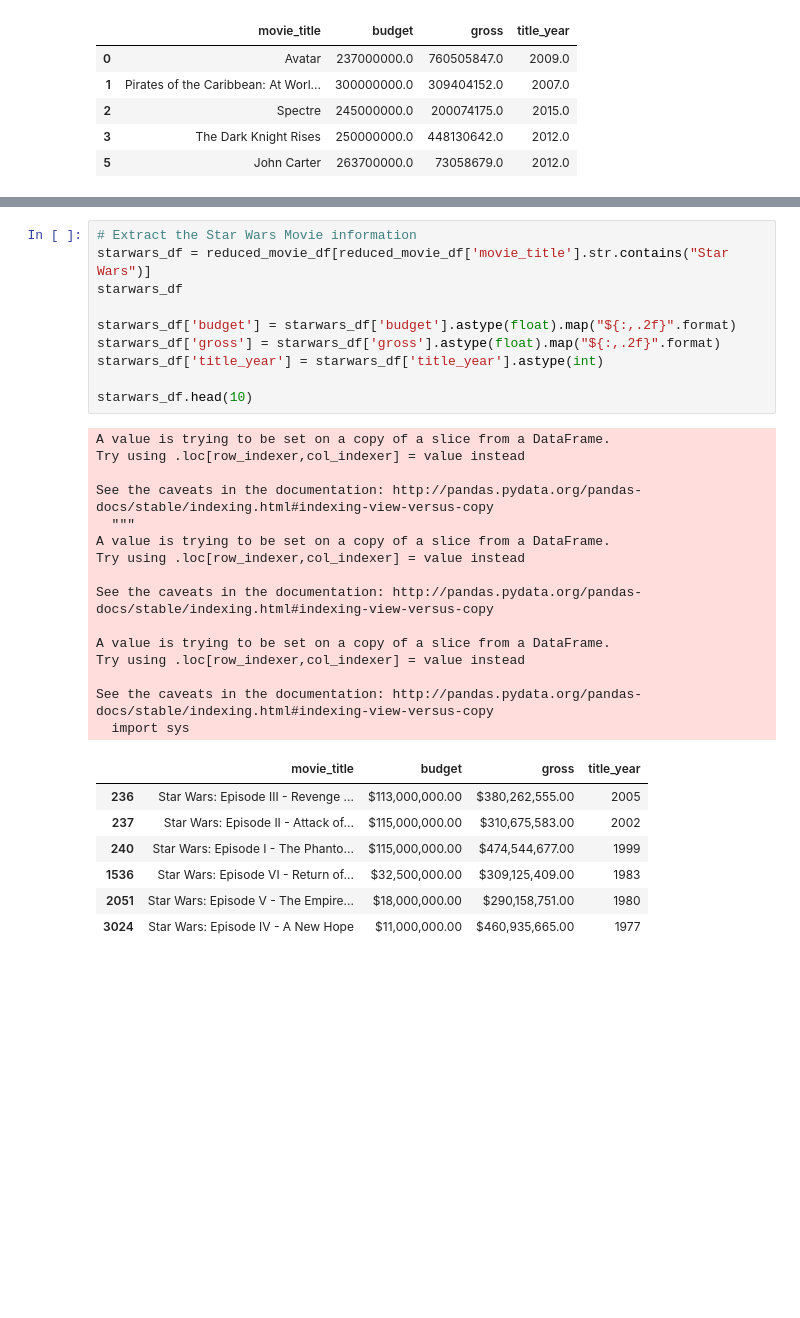
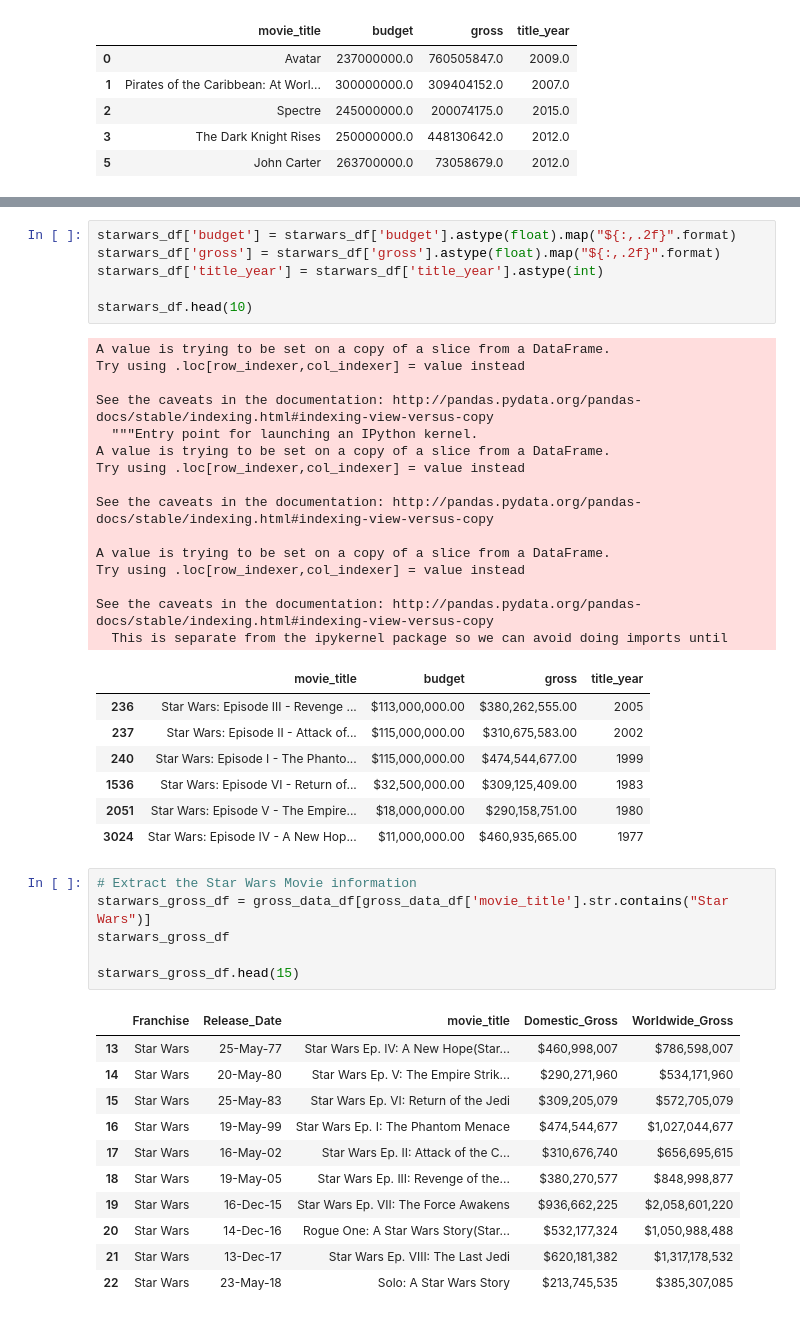
Before and after one commit to pjohsz/Project_One, a Jupyter notebook: Project One.ipynb, the cells around one changed output, grey strips where cells are left out. Saved outputs shown, nothing was run; the diff lists cells and outputs as text; blank space fills up the shorter version.

```diff
--- a/Project One.ipynb
+++ b/Project One.ipynb
@@ -102,8 +109,4 @@ reduced_movie_df.head()
 # %%
-# Extract the Star Wars Movie information
-starwars_df = reduced_movie_df[reduced_movie_df['movie_title'].str.contains("Star Wars")]
-starwars_df
-
 starwars_df['budget'] = starwars_df['budget'].astype(float).map("${:,.2f}".format)
 starwars_df['gross'] = starwars_df['gross'].astype(float).map("${:,.2f}".format)
 starwars_df['title_year'] = starwars_df['title_year'].astype(int)
@@ -114,7 +117,7 @@ A value is trying to be set on a copy of a slice from a DataFrame.
 Try using .loc[row_indexer,col_indexer] = value instead
 
 See the caveats in the documentation: http://pandas.pydata.org/pandas-docs/stable/indexing.html#indexing-view-versus-copy
-  """
+  """Entry point for launching an IPython kernel.
 A value is trying to be set on a copy of a slice from a DataFrame.
 Try using .loc[row_indexer,col_indexer] = value instead
 
@@ -124,13 +127,31 @@ A value is trying to be set on a copy of a slice from a DataFrame.
 Try using .loc[row_indexer,col_indexer] = value instead
 
 See the caveats in the documentation: http://pandas.pydata.org/pandas-docs/stable/indexing.html#indexing-view-versus-copy
-  import sys
+  This is separate from the ipykernel package so we can avoid doing imports until
 |  | movie_title | budget | gross | title_year |
 | 236 | Star Wars: Episode III - Revenge ... | $113,000,000.00 | $380,262,555.00 | 2005 |
 | 237 | Star Wars: Episode II - Attack of... | $115,000,000.00 | $310,675,583.00 | 2002 |
 | 240 | Star Wars: Episode I - The Phanto... | $115,000,000.00 | $474,544,677.00 | 1999 |
 | 1536 | Star Wars: Episode VI - Return of... | $32,500,000.00 | $309,125,409.00 | 1983 |
 | 2051 | Star Wars: Episode V - The Empire... | $18,000,000.00 | $290,158,751.00 | 1980 |
-| 3024 | Star Wars: Episode IV - A New Hope | $11,000,000.00 | $460,935,665.00 | 1977 |
+| 3024 | Star Wars: Episode IV - A New Hop... | $11,000,000.00 | $460,935,665.00 | 1977 |
+# %%
+# Extract the Star Wars Movie information
+starwars_gross_df = gross_data_df[gross_data_df['movie_title'].str.contains("Star Wars")]
+starwars_gross_df
+
+starwars_gross_df.head(15)
+# %% [output]
+|  | Franchise | Release_Date | movie_title | Domestic_Gross | Worldwide_Gross |
+| 13 | Star Wars | 25-May-77 | Star Wars Ep. IV: A New Hope(Star... | $460,998,007 | $786,598,007 |
+| 14 | Star Wars | 20-May-80 | Star Wars Ep. V: The Empire Strik... | $290,271,960 | $534,171,960 |
+| 15 | Star Wars | 25-May-83 | Star Wars Ep. VI: Return of the Jedi | $309,205,079 | $572,705,079 |
+| 16 | Star Wars | 19-May-99 | Star Wars Ep. I: The Phantom Menace | $474,544,677 | $1,027,044,677 |
+| 17 | Star Wars | 16-May-02 | Star Wars Ep. II: Attack of the C... | $310,676,740 | $656,695,615 |
+| 18 | Star Wars | 19-May-05 | Star Wars Ep. III: Revenge of the... | $380,270,577 | $848,998,877 |
+| 19 | Star Wars | 16-Dec-15 | Star Wars Ep. VII: The Force Awakens | $936,662,225 | $2,058,601,220 |
+| 20 | Star Wars | 14-Dec-16 | Rogue One: A Star Wars Story(Star... | $532,177,324 | $1,050,988,488 |
+| 21 | Star Wars | 13-Dec-17 | Star Wars Ep. VIII: The Last Jedi | $620,181,382 | $1,317,178,532 |
+| 22 | Star Wars | 23-May-18 | Solo: A Star Wars Story | $213,745,535 | $385,307,085 |
 # %%
 # Create bar chart for Starwars Franchise
```
Also changed, not shown: parts of 7 cells of this notebook, 3 other files.
